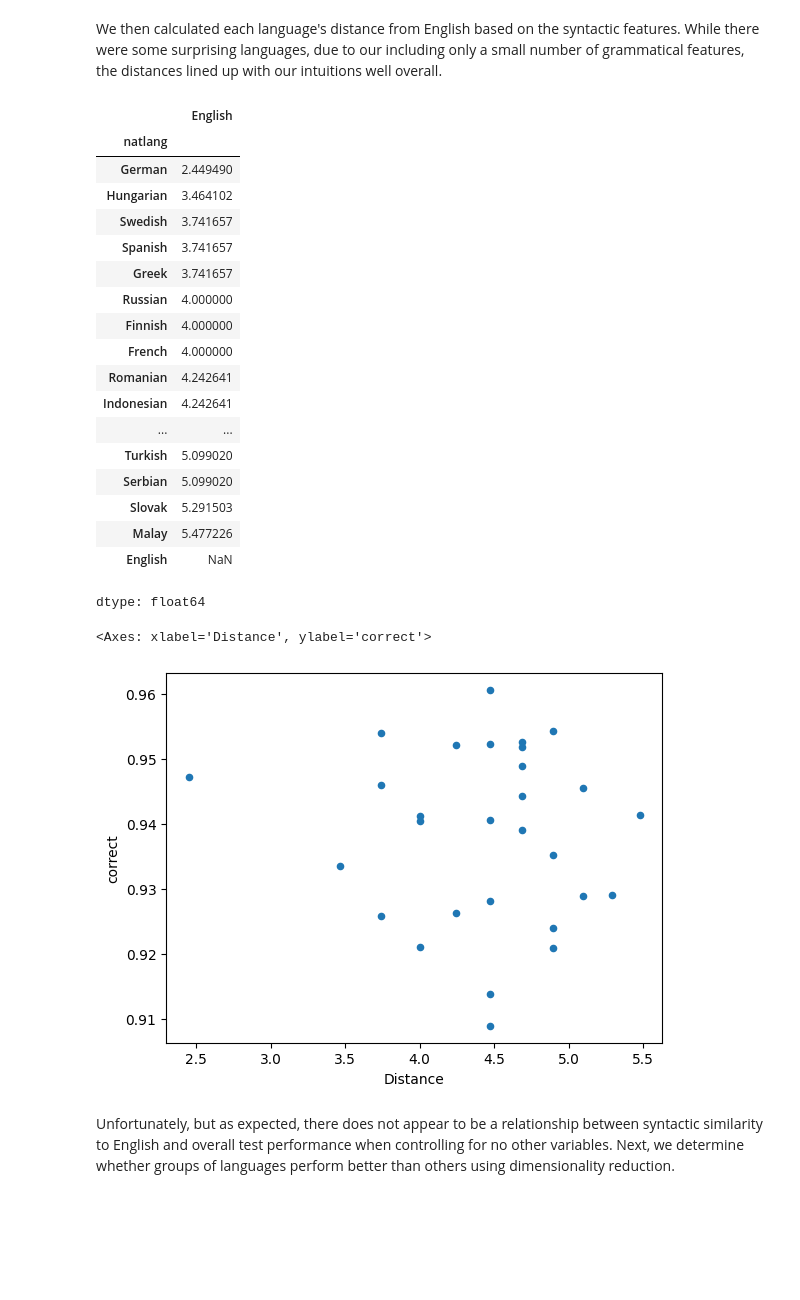
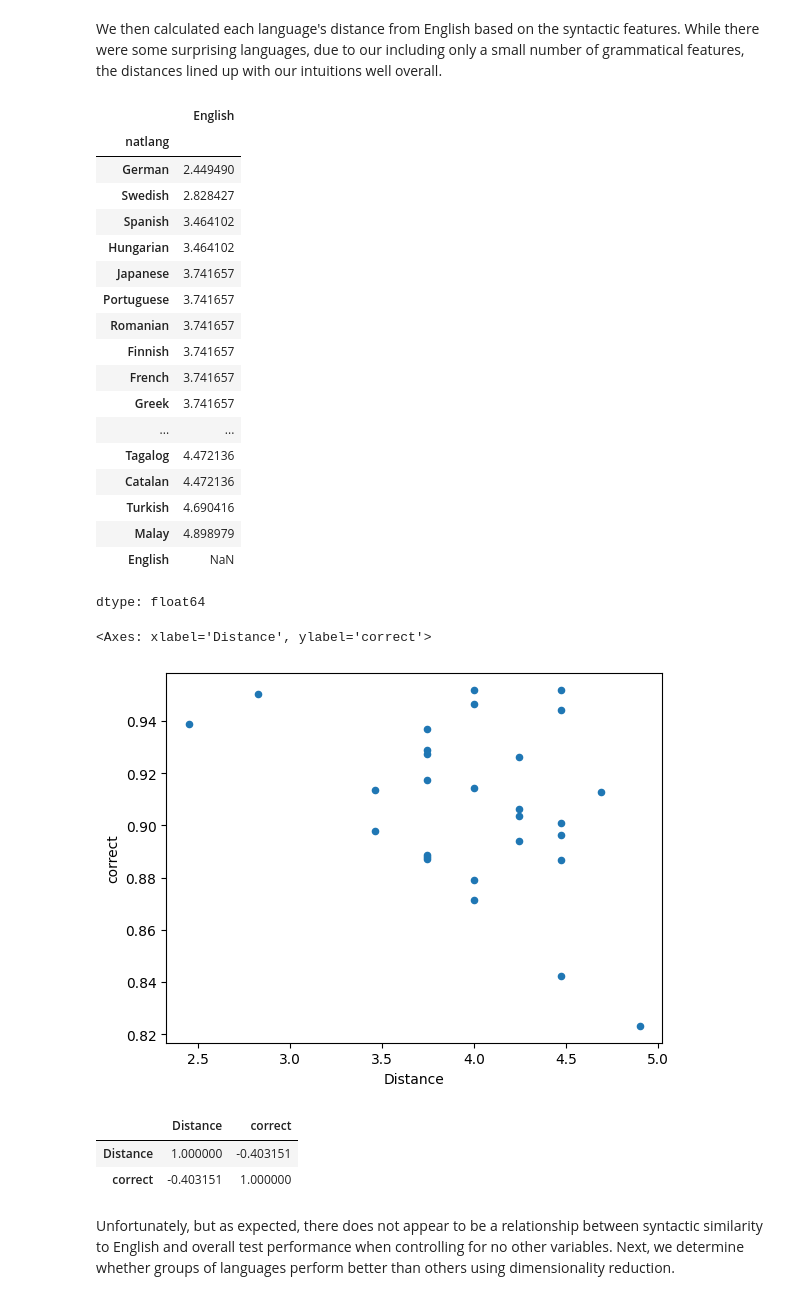
Before and after one commit to ifaul/ifaul.github.io, a Jupyter notebook: lang_acquire_milestone2_11_14.ipynb, the cells around one changed output. Cells and saved outputs as stored; diff of their text form; code cells hidden in the pictures; blank space fills up the shorter version.

```diff
--- a/lang_acquire_milestone2_11_14.ipynb
+++ b/lang_acquire_milestone2_11_14.ipynb
@@ -156,8 +156,6 @@ display(df_lang[['dyslexia', 'psychiatric','dictionary', 'already_participated',
 questions = pd.Series(df_lang.columns).str.startswith('q')
 question_cols = df_lang.columns[questions]
 
-# Convert question columns to bools
-df_lang[question_cols] = df_lang[question_cols].astype('bool')
 display(df_lang[question_cols].dtypes)
 # %% [output]
 |  | 0 |
@@ -512,41 +510,52 @@ df_eng_dist
 |  | English |
 | natlang |  |
 | German | 2.449490 |
+| Swedish | 2.828427 |
+| Spanish | 3.464102 |
 | Hungarian | 3.464102 |
-| Swedish | 3.741657 |
-| Spanish | 3.741657 |
+| Japanese | 3.741657 |
+| Portuguese | 3.741657 |
+| Romanian | 3.741657 |
+| Finnish | 3.741657 |
+| French | 3.741657 |
 | Greek | 3.741657 |
-| Russian | 4.000000 |
-| Finnish | 4.000000 |
-| French | 4.000000 |
-| Romanian | 4.242641 |
-| Indonesian | 4.242641 |
 | ... | ... |
-| Turkish | 5.099020 |
-| Serbian | 5.099020 |
-| Slovak | 5.291503 |
-| Malay | 5.477226 |
+| Tagalog | 4.472136 |
+| Catalan | 4.472136 |
+| Turkish | 4.690416 |
+| Malay | 4.898979 |
 | English | NaN |
 dtype: float64
 # %%
+# Filter dataset for people who have been learning English for less than 7 years
+df_lang_tidy['yrs_learning'] = df_lang_tidy['age'] - df_lang_tidy['Eng_start']
+df_lang_tidy_5 = df_lang_tidy[df_lang_tidy['yrs_learning'] < 10]
+df_lang_tidy_5 = df_lang_tidy_5[df_lang_tidy_5['Eng_little'] == 'little']
+
 # Slice dataset for top 30 languages
-df_lang_tidy_30 = df_lang_tidy[df_lang_tidy['natlang'].isin(df_lang_tidy_30_index)]
+df_lang_tidy_30 = df_lang_tidy_5[df_lang_tidy['natlang'].isin(df_lang_tidy_30_index)]
 df_30_correct = df_lang_tidy_30.groupby('natlang')['correct'].mean().sort_values(ascending=False)
 
 # Organize alphabetically to have the same index
 df_eng_dist = df_eng_dist.sort_index()
 df_30_correct = df_30_correct.sort_index()
 
 # Concatenate the two Series and sort
 df_eng_dist_concat = pd.concat([df_eng_dist,df_30_correct],axis = 1)
 df_eng_dist_concat = df_eng_dist_concat.rename(columns={'English': 'Distance'})
 df_eng_dist_concat = df_eng_dist_concat.sort_values(by = 'Distance')
 
 # Plot
 df_eng_dist_concat.plot(x='Distance',y='correct',kind='scatter')
 # %% [output]
 <Axes: xlabel='Distance', ylabel='correct'>
-[figure, old version]
+[figure, new version]
+# %%
+df_eng_dist_concat.corr()
+# %% [output]
+|  | Distance | correct |
+| Distance | 1.000000 | -0.403151 |
+| correct | -0.403151 | 1.000000 |
 # %% [markdown]
 Unfortunately, but as expected, there does not appear to be a relationship between syntactic similarity to English and overall test performance when controlling for no other variables. Next, we determine whether groups of languages perform better than others using dimensionality reduction.
 # %%
```
Also changed, not shown: parts of 14 cells of this notebook.
